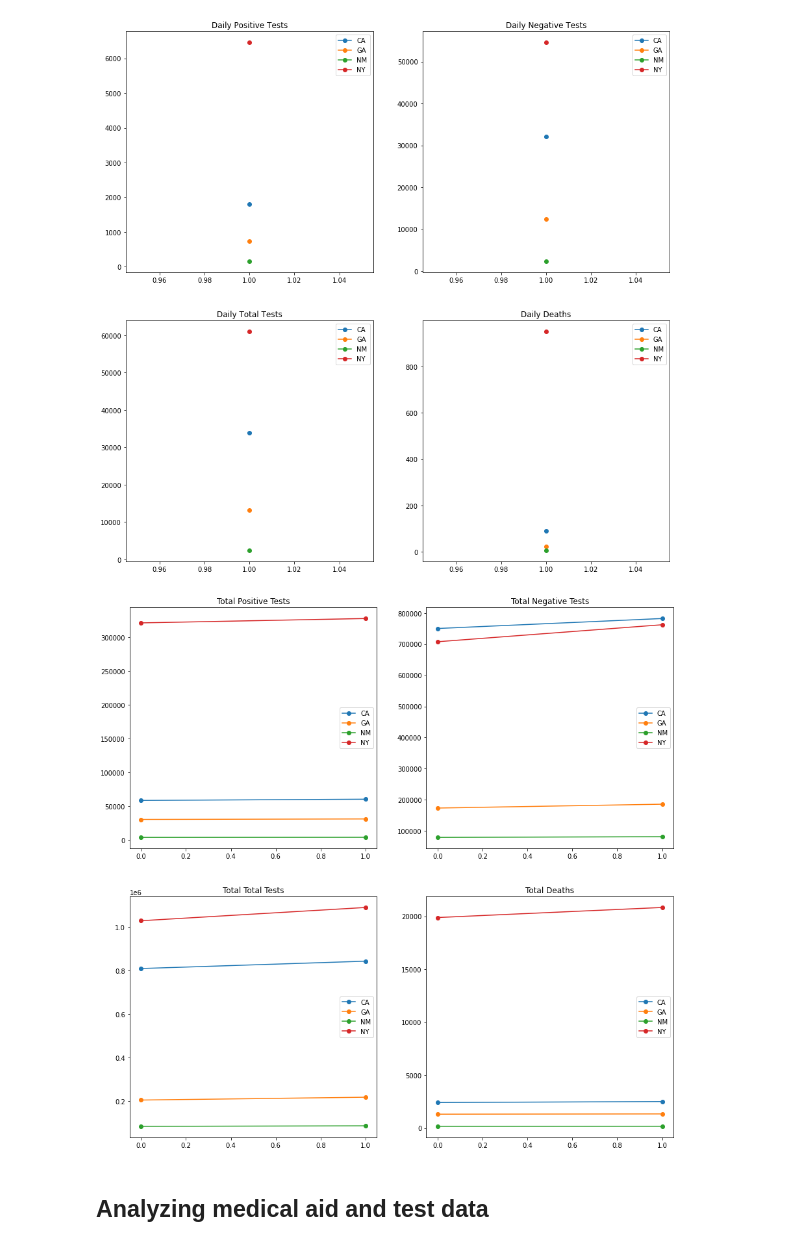
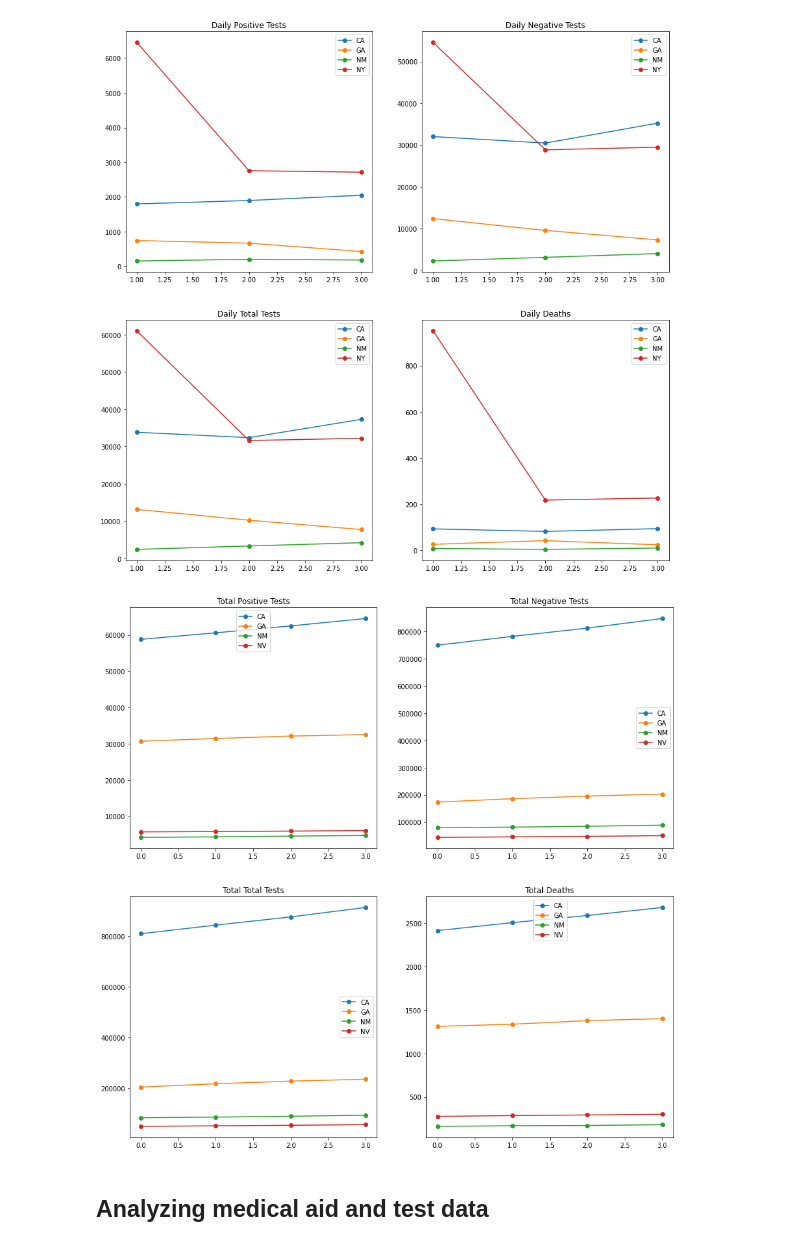
Before and after one commit to sahba-t/covidTracker, a Jupyter notebook: Analysis.ipynb, the cells around one changed output. Saved outputs shown, nothing was run; the diff lists cells and outputs as text; code cells hidden in the pictures.

Commit message:
Analysis and updated Analysis csv files

```diff
--- a/Analysis.ipynb
+++ b/Analysis.ipynb
@@ -44,9 +46,11 @@ def StateDailyCases(pathToCSV):
     axs[1, 0].set_title('Daily Total Tests')
     axs[1, 1].set_title('Daily Deaths')
 # %%
-def StateTotalCases(pathToCSV):
+def StateTotalCases(pathToCSV, States=None):
     df = pd.read_csv(pathToCSV)
-    States = df['STATE'].unique()
+
+    if States == None:
+        States = df['STATE'].unique()
 
     _, axs = plt.subplots(2, 2, figsize=(15, 15))
 
@@ -60,23 +64,23 @@ def StateTotalCases(pathToCSV):
         axs[1, 0].plot(list(range(0, len(Statedf))), Statedf['TOTAL'], '-o', label=State)
         axs[1, 1].plot(list(range(0, len(Statedf))), Statedf['DEATH'], '-o', label=State)
 
-    axs[0, 0].legend()
-    axs[0, 1].legend()
-    axs[1, 0].legend()
-    axs[1, 1].legend()
+    axs[0, 0].legend(loc='upper right')
+    axs[0, 1].legend(loc='upper right')
+    axs[1, 0].legend(loc='upper right')
+    axs[1, 1].legend(loc='upper right')
 
     axs[0, 0].set_title('Total Positive Tests')
     axs[0, 1].set_title('Total Negative Tests')
     axs[1, 0].set_title('Total Total Tests')
     axs[1, 1].set_title('Total Deaths')
 # %%
-StateDailyCases('./AnalysisData/TestByState.csv')
+StateDailyCases('./AnalysisData/Q1_CASES_EXPORT.csv', ['CA', 'GA', 'NM', 'NY'])
 # %% [output]
-[figure, old version]
+[figure, new version]
 # %%
-StateTotalCases('./AnalysisData/TestByState.csv')
+StateTotalCases('./AnalysisData/Q1_CASES_EXPORT.csv', ['CA', 'GA', 'NM', 'NV'])
 # %% [output]
-[figure, old version]
+[figure, new version]
 # %% [markdown]
 ## Analyzing medical aid and test data
 # %% [markdown]
```
Also changed, not shown: parts of 3 cells of this notebook, 7 other files.
